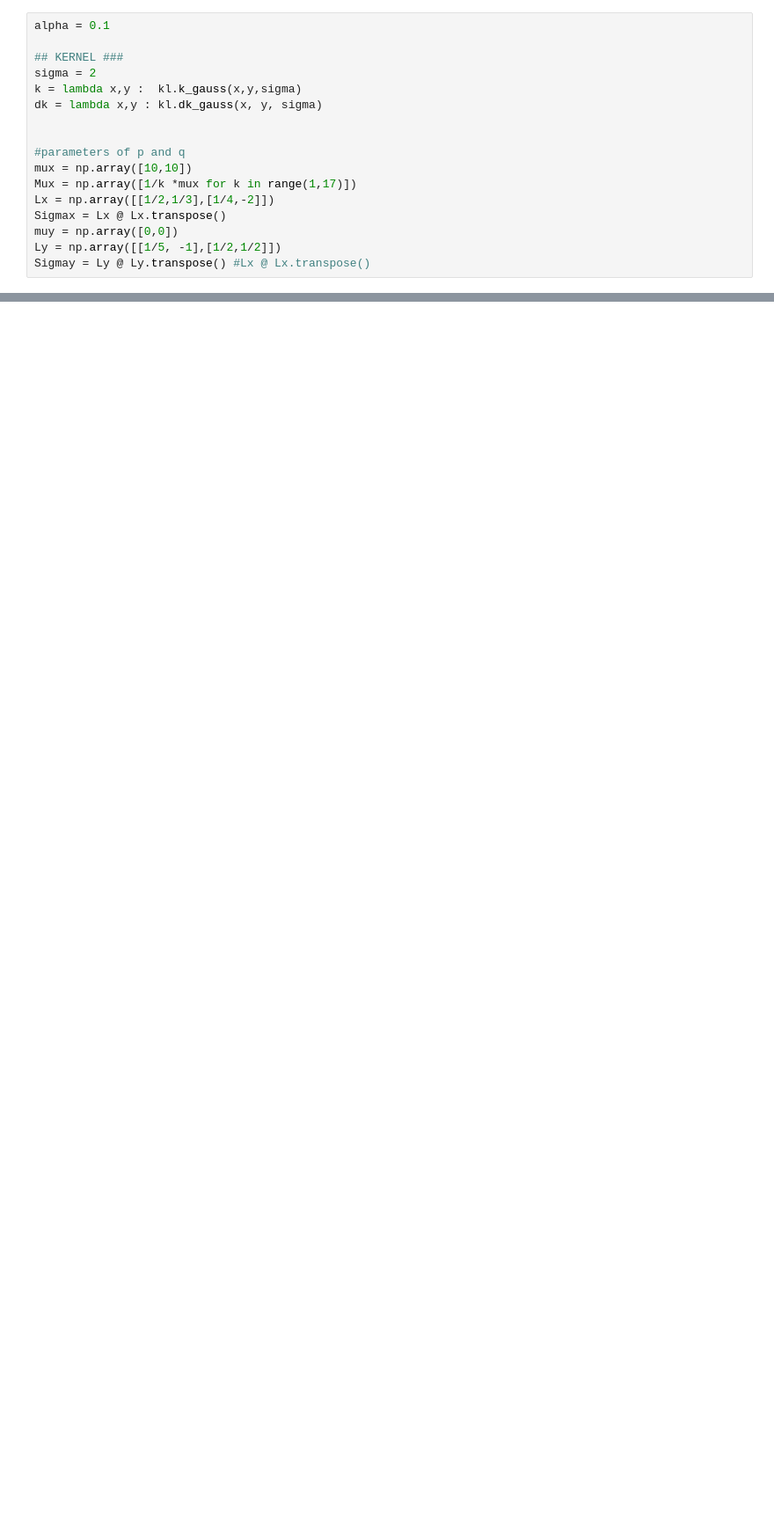
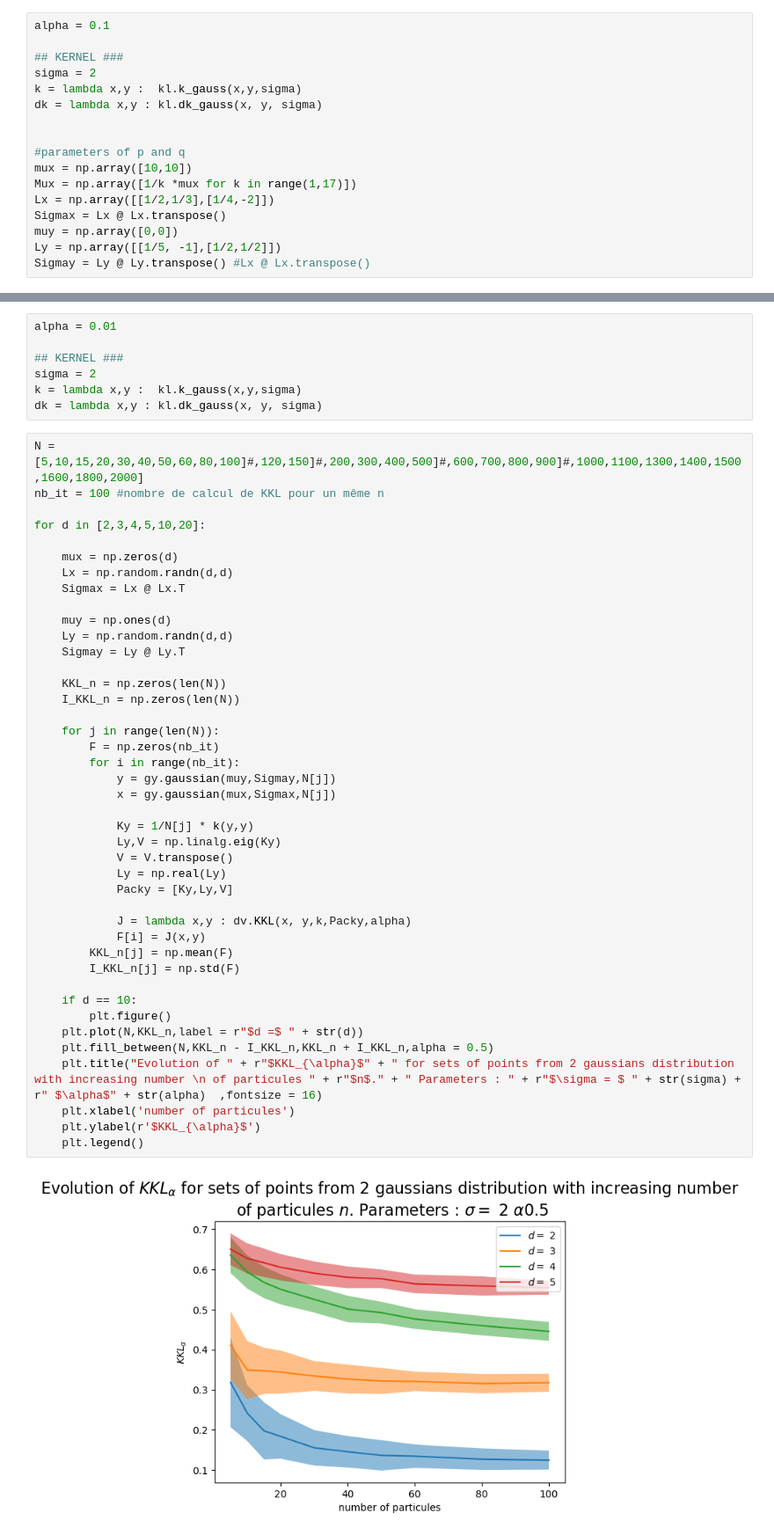
Before and after one commit to cclementine25/KKL-divergence-gradient-flows, a Jupyter notebook: Regularized/evolution_KKL_n.ipynb, the cells around one changed output, grey strips where cells are left out. Shown at 88% size. Cells and saved outputs as stored; diff of their text form; blank space fills up the shorter version.

```diff
--- a/Regularized/evolution_KKL_n.ipynb
+++ b/Regularized/evolution_KKL_n.ipynb
@@ -92,0 +75,51 @@ for alpha in [0.0001,0.001,0.01,0.1,0.5]:
+# %%
+alpha = 0.01
+
+## KERNEL ###
+sigma = 2
+k = lambda x,y :  kl.k_gauss(x,y,sigma)
+dk = lambda x,y : kl.dk_gauss(x, y, sigma)
+# %%
+N = [5,10,15,20,30,40,50,60,80,100]#,120,150]#,200,300,400,500]#,600,700,800,900]#,1000,1100,1300,1400,1500,1600,1800,2000]
+nb_it = 100 #nombre de calcul de KKL pour un même n
+
+for d in [2,3,4,5,10,20]:
+
+    mux = np.zeros(d)
+    Lx = np.random.randn(d,d)
+    Sigmax = Lx @ Lx.T
+
+    muy = np.ones(d)
+    Ly = np.random.randn(d,d)
+    Sigmay = Ly @ Ly.T
+
+    KKL_n = np.zeros(len(N))
+    I_KKL_n = np.zeros(len(N))
+
+    for j in range(len(N)):
+        F = np.zeros(nb_it)
+        for i in range(nb_it):
+            y = gy.gaussian(muy,Sigmay,N[j])
+            x = gy.gaussian(mux,Sigmax,N[j])
+
+            Ky = 1/N[j] * k(y,y)
+            Ly,V = np.linalg.eig(Ky)
+            V = V.transpose()
+            Ly = np.real(Ly)
+            Packy = [Ky,Ly,V]
+
+            J = lambda x,y : dv.KKL(x, y,k,Packy,alpha)
+            F[i] = J(x,y)
+        KKL_n[j] = np.mean(F)
+        I_KKL_n[j] = np.std(F)
+
+    if d == 10:
+        plt.figure()
+    plt.plot(N,KKL_n,label = r"$d =$ " + str(d))
+    plt.fill_between(N,KKL_n - I_KKL_n,KKL_n + I_KKL_n,alpha = 0.5)
+    plt.title("Evolution of " + r"$KKL_{\alpha}$" + " for sets of points from 2 gaussians distribution with increasing number \n of particules " + r"$n$." + " Parameters : " + r"$\sigma = $ " + str(sigma) + r" $\alpha$" + str(alpha)  ,fontsize = 16)
+    plt.xlabel('number of particules')
+    plt.ylabel(r'$KKL_{\alpha}$')
+    plt.legend()
+# %% [output]
+[figure, added]
```
Also changed, not shown: parts of 5 cells of this notebook, 2 other files.
